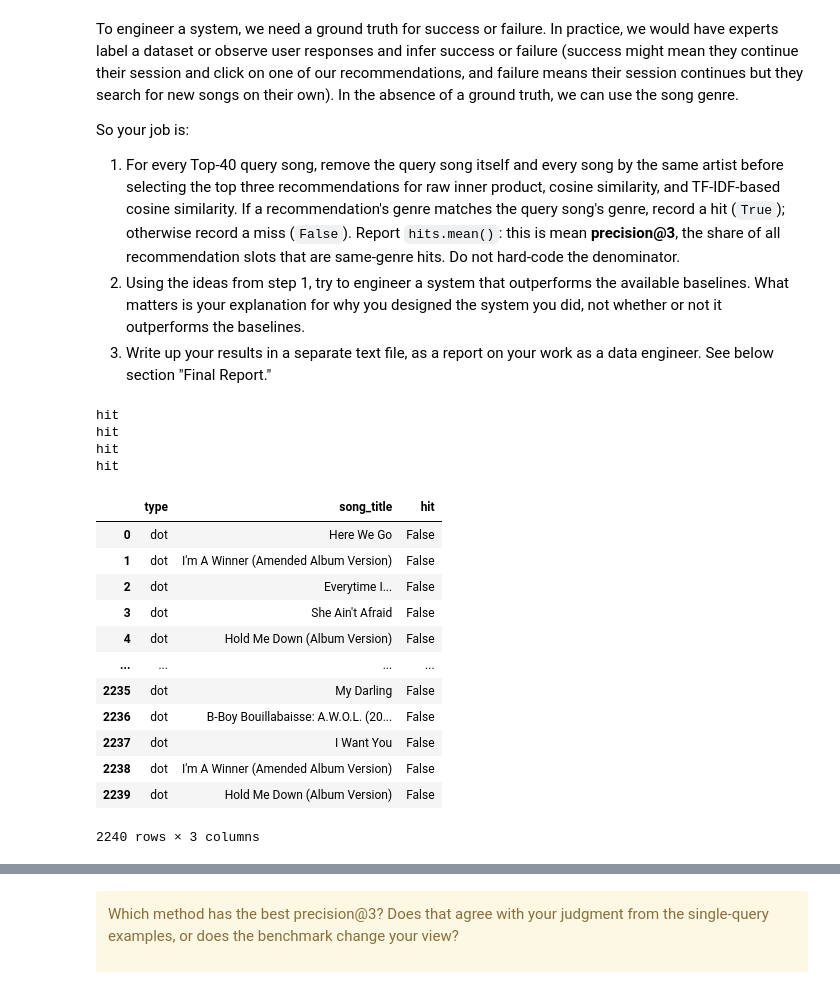
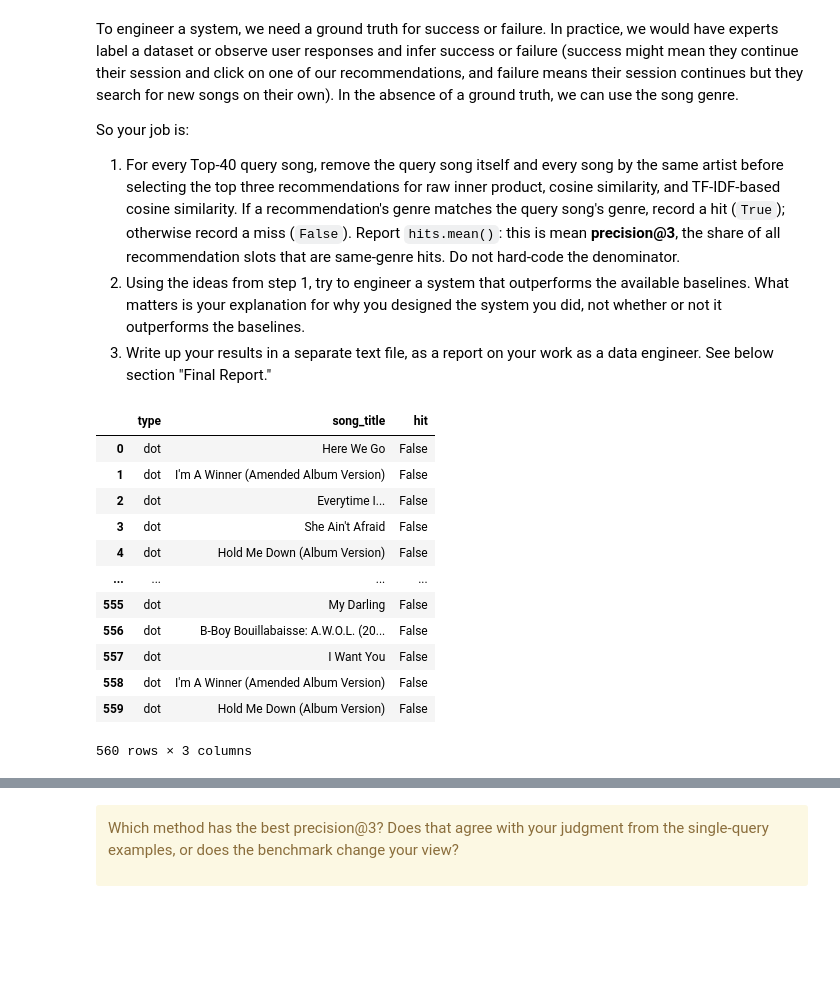
Before and after one commit to hdykens/UU_Lab_Repo, a Jupyter notebook: lab_02_in_class.ipynb, the cells around one changed output, grey strips where cells are left out. Saved outputs shown, nothing was run; the diff lists cells and outputs as text; code cells hidden in the pictures; blank space fills up the shorter version.

Commit message:
working true/false

```diff
--- a/lab_02_in_class.ipynb
+++ b/lab_02_in_class.ipynb
@@ -775,7 +775,17 @@ def top_matches(scores, query_track_id, k=10, query_artist_id=None):
 songs = pd.read_csv("./data/song_vectors.csv.gz")
 vocab = pd.read_csv("./data/vocabulary.csv")
 top_40 = pd.read_csv("./data/top_40_songs_by_genre.csv")
-hits = pd.DataFrame(columns=["type", "song_title", "hit"])
+
+# Term frequency: repeated uses of one word count less and less.
+TF = np.log1p(X) # Compute TF
+
+# Document frequency: how many songs use each word at least once.
+N = X.shape[0] # Determine number of documents
+df = (X > 0).sum(axis=0) # Compute document frequency
+IDF = np.log(N / df) # Compute IDF
+
+# IDF is one number per word, so NumPy broadcasts it across every song row.
+TFIDF = TF * IDF
 
 word_cols = vocab["word"].tolist()
 meta_cols = [col for col in songs.columns if col not in word_cols]
@@ -783,12 +793,14 @@ meta_cols = [col for col in songs.columns if col not in word_cols]
 X = songs[word_cols].to_numpy(dtype=float)
 
 def top_40_query(type):
+    hits = pd.DataFrame(columns=["type", "song_title", "hit"])
     for index, row in top_40.iterrows():
         #print("Row:", row)
         query_row = index
         query_track_id = songs.loc[query_row, "track_id"]
         query_track_genre = songs.loc[query_row, "genre"]
         query = X[query_row]
+        query_tfidf = TFIDF[query_row]
 
         #print("Query:", query)
 
@@ -814,7 +826,6 @@ def top_40_query(type):
         for index, song in matches.iterrows():
             tracker = []
             if song["genre"] == query_track_genre:
-                #print("hit")
                 tracker.append(True)
             else:
                 tracker.append(False)
@@ -826,24 +837,19 @@ def top_40_query(type):
 
     return hits
 # %%
-results = top_40_query("dot")
-results
-#results["hit"].value_counts()
+dot_results = top_40_query("dot")
+dot_results
 # %% [output]
+|  | type | song_title | hit |
+| 0 | dot | Here We Go | False |
+| 1 | dot | I'm A Winner (Amended Album Version) | False |
+| 2 | dot | Everytime I... | False |
+| 3 | dot | She Ain't Afraid | False |
+| 4 | dot | Hold Me Down (Album Version) | False |
+| ... | ... | ... | ... |
+| 555 | dot | My Darling | False |
+| 556 | dot | B-Boy Bouillabaisse: A.W.O.L. (20... | False |
+| 557 | dot | I Want You | False |
+| 558 | dot | I'm A Winner (Amended Album Version) | False |
+| 559 | dot | Hold Me Down (Album Version) | False |
-hit
-hit
-hit
-hit
+560 rows × 3 columns
-|  | type | song_title | hit |
-| 0 | dot | Here We Go | False |
-| 1 | dot | I'm A Winner (Amended Album Version) | False |
-| 2 | dot | Everytime I... | False |
-| 3 | dot | She Ain't Afraid | False |
-| 4 | dot | Hold Me Down (Album Version) | False |
-| ... | ... | ... | ... |
-| 2235 | dot | My Darling | False |
-| 2236 | dot | B-Boy Bouillabaisse: A.W.O.L. (20... | False |
-| 2237 | dot | I Want You | False |
-| 2238 | dot | I'm A Winner (Amended Album Version) | False |
-| 2239 | dot | Hold Me Down (Album Version) | False |
-2240 rows × 3 columns
```
Also changed, not shown: parts of 2 cells of this notebook.
